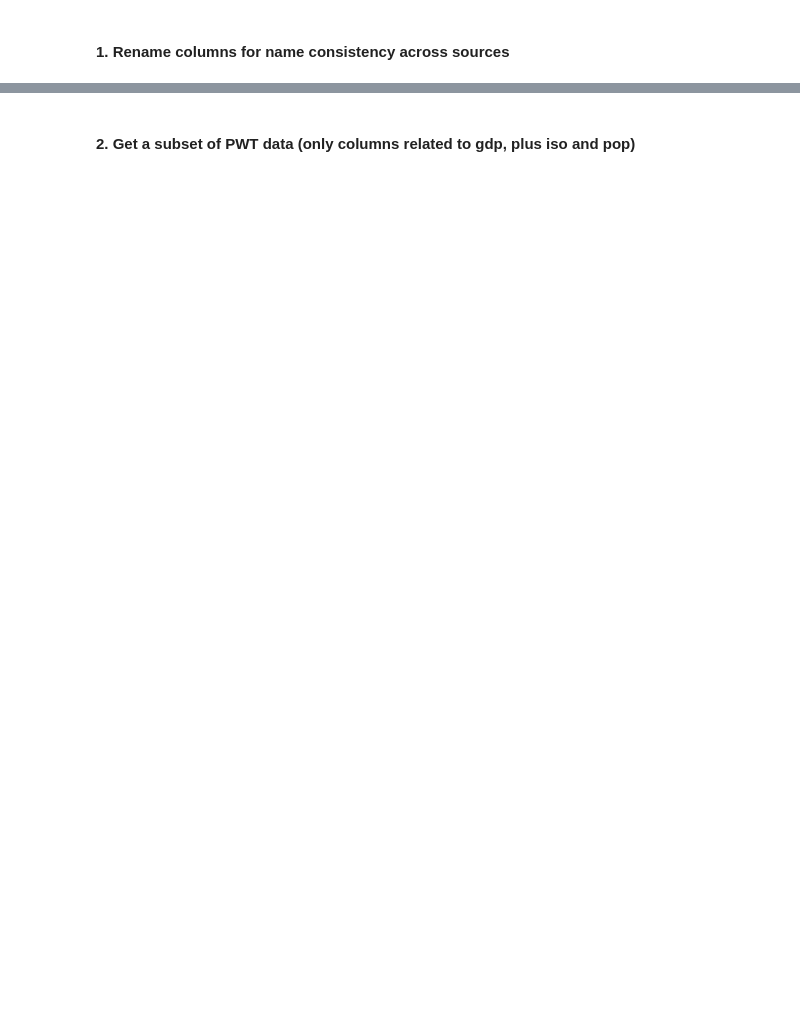
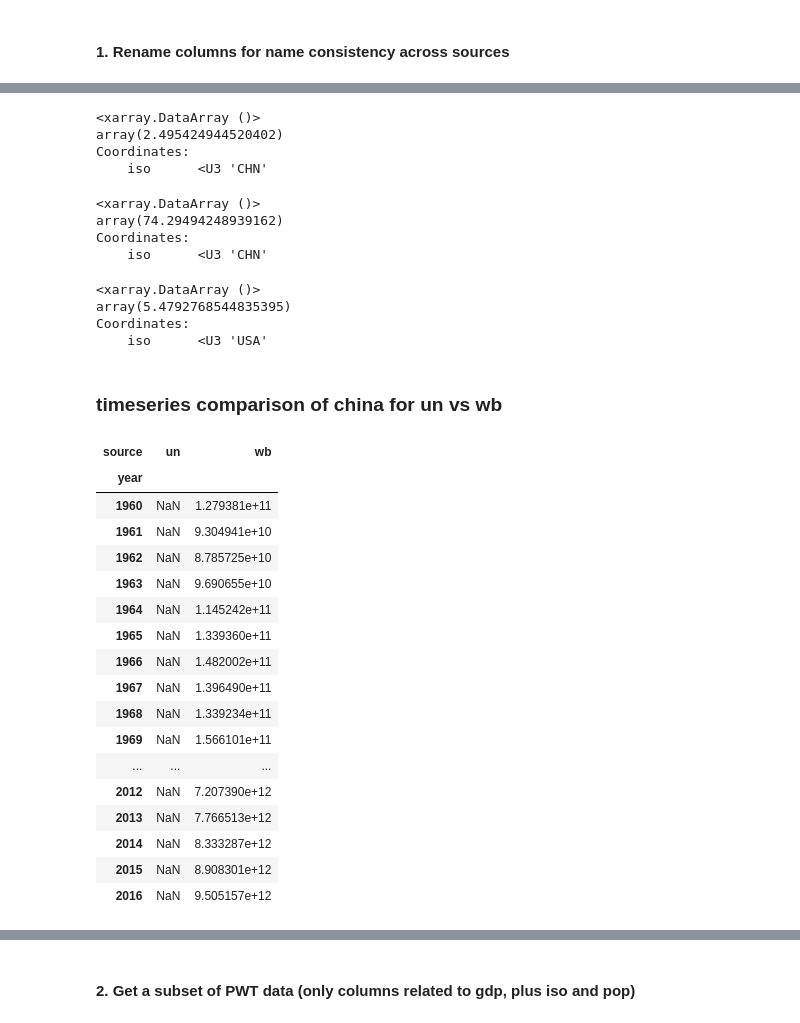
Before and after one commit to moonlimb/zerg, a Jupyter notebook: analysis/compare_gdp_data.ipynb, the cells around one changed output, grey strips where cells are left out. Drawn from its saved outputs; the diff is of its cells as text; code cells hidden in the pictures; blank space fills up the shorter version.

```diff
--- a/analysis/compare_gdp_data.ipynb
+++ b/analysis/compare_gdp_data.ipynb
@@ -340,0 +571,46 @@ df_pwt_renamed = df_pwt_real_m.rename(index=str, columns={'countrycode': 'iso',
+# %%
+da.sel(year=2015, iso='CHN').min(dim='source')  / da.sel(year=2005, iso='CHN').max(dim='source')
+# %% [output]
+<xarray.DataArray ()>
+array(2.495424944520402)
+Coordinates:
+    iso      <U3 'CHN'
+# %%
+# sounds about right
+da.sel(year=2016, iso='CHN').min(dim='source')  / da.sel(year=1960, iso='CHN').max(dim='source')
+# %% [output]
+<xarray.DataArray ()>
+array(74.29494248939162)
+Coordinates:
+    iso      <U3 'CHN'
+# %%
+# sounds about right (comparison with WB time series
+da.sel(year=2016, iso='USA').min(dim='source')  / da.sel(year=1960, iso='USA').max(dim='source')
+# %% [output]
+<xarray.DataArray ()>
+array(5.4792768544835395)
+Coordinates:
+    iso      <U3 'USA'
+# %% [markdown]
+### timeseries comparison of china for un vs wb
+# %%
+china
+# %% [output]
+| source | un | wb |
+| year |  |  |
+| 1960 | NaN | 1.279381e+11 |
+| 1961 | NaN | 9.304941e+10 |
+| 1962 | NaN | 8.785725e+10 |
+| 1963 | NaN | 9.690655e+10 |
+| 1964 | NaN | 1.145242e+11 |
+| 1965 | NaN | 1.339360e+11 |
+| 1966 | NaN | 1.482002e+11 |
+| 1967 | NaN | 1.396490e+11 |
+| 1968 | NaN | 1.339234e+11 |
+| 1969 | NaN | 1.566101e+11 |
+| ... | ... | ... |
+| 2012 | NaN | 7.207390e+12 |
+| 2013 | NaN | 7.766513e+12 |
+| 2014 | NaN | 8.333287e+12 |
+| 2015 | NaN | 8.908301e+12 |
+| 2016 | NaN | 9.505157e+12 |
```
Also changed, not shown: parts of 77 cells of this notebook, 1 other file.
